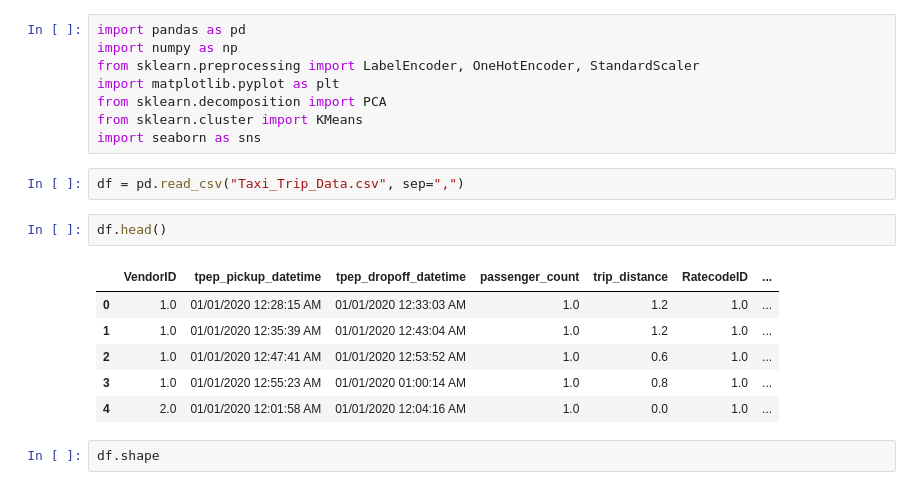
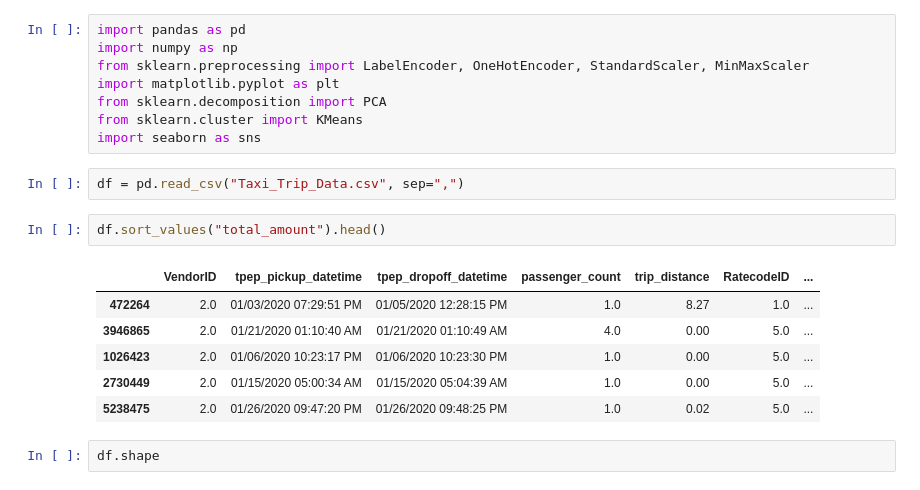
Before and after one commit to MaelGalliou/Project-Data-Integration, a Jupyter notebook: ml2.ipynb, the cells around one changed output. Cells and saved outputs as stored; diff of their text form.

```diff
--- a/ml2.ipynb
+++ b/ml2.ipynb
@@ -1,7 +1,7 @@
 # %%
 import pandas as pd
 import numpy as np
-from sklearn.preprocessing import LabelEncoder, OneHotEncoder, StandardScaler
+from sklearn.preprocessing import LabelEncoder, OneHotEncoder, StandardScaler, MinMaxScaler
 import matplotlib.pyplot as plt
 from sklearn.decomposition import PCA
 from sklearn.cluster import KMeans
@@ -9,14 +9,14 @@ import seaborn as sns
 # %%
 df = pd.read_csv("Taxi_Trip_Data.csv", sep=",")
 # %%
-df.head()
+df.sort_values("total_amount").head()
 # %% [output]
 |  | VendorID | tpep_pickup_datetime | tpep_dropoff_datetime | passenger_count | trip_distance | RatecodeID | ... |
-| 0 | 1.0 | 01/01/2020 12:28:15 AM | 01/01/2020 12:33:03 AM | 1.0 | 1.2 | 1.0 | ... |
-| 1 | 1.0 | 01/01/2020 12:35:39 AM | 01/01/2020 12:43:04 AM | 1.0 | 1.2 | 1.0 | ... |
-| 2 | 1.0 | 01/01/2020 12:47:41 AM | 01/01/2020 12:53:52 AM | 1.0 | 0.6 | 1.0 | ... |
-| 3 | 1.0 | 01/01/2020 12:55:23 AM | 01/01/2020 01:00:14 AM | 1.0 | 0.8 | 1.0 | ... |
-| 4 | 2.0 | 01/01/2020 12:01:58 AM | 01/01/2020 12:04:16 AM | 1.0 | 0.0 | 1.0 | ... |
+| 472264 | 2.0 | 01/03/2020 07:29:51 PM | 01/05/2020 12:28:15 PM | 1.0 | 8.27 | 1.0 | ... |
+| 3946865 | 2.0 | 01/21/2020 01:10:40 AM | 01/21/2020 01:10:49 AM | 4.0 | 0.00 | 5.0 | ... |
+| 1026423 | 2.0 | 01/06/2020 10:23:17 PM | 01/06/2020 10:23:30 PM | 1.0 | 0.00 | 5.0 | ... |
+| 2730449 | 2.0 | 01/15/2020 05:00:34 AM | 01/15/2020 05:04:39 AM | 1.0 | 0.00 | 5.0 | ... |
+| 5238475 | 2.0 | 01/26/2020 09:47:20 PM | 01/26/2020 09:48:25 PM | 1.0 | 0.02 | 5.0 | ... |
 # %%
 df.shape
 # %% [output]
```
Also changed, not shown: parts of 53 cells of this notebook.
